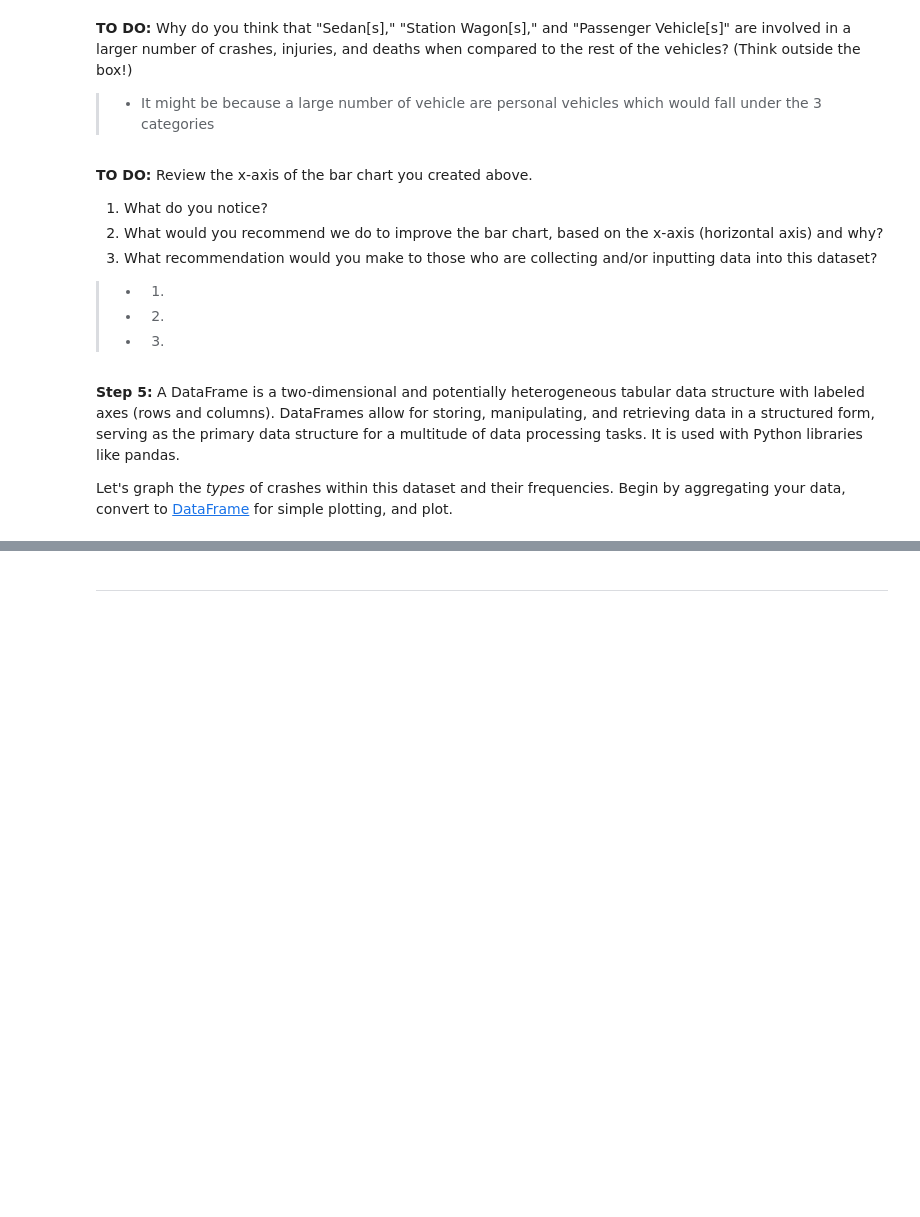
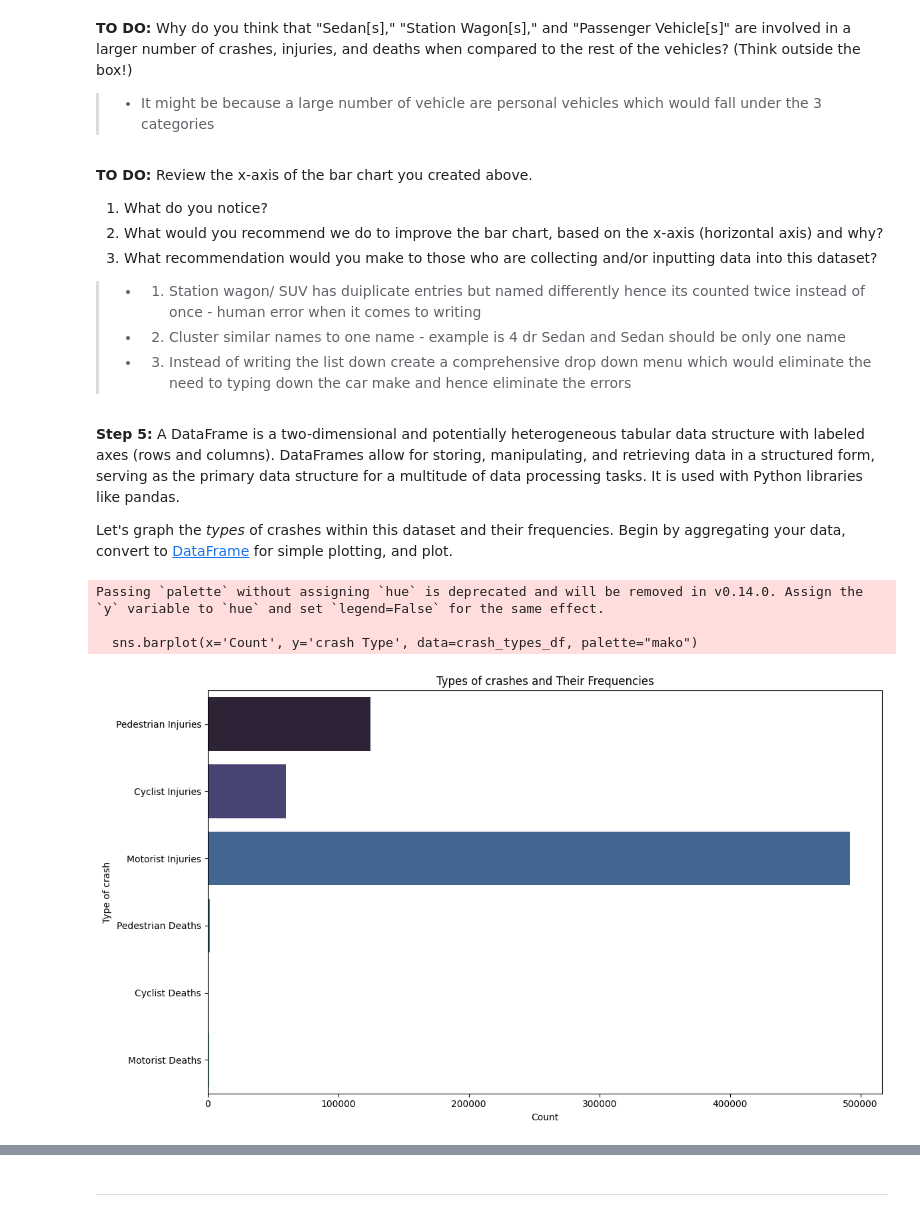
Before and after one commit to nikngeno/tdsp, a Jupyter notebook: Explorer_TDSP_Nicholas_Ngeno.ipynb, the cells around one changed output, grey strips where cells are left out. Saved outputs shown, nothing was run; the diff lists cells and outputs as text; code cells hidden in the pictures; blank space fills up the shorter version.

```diff
--- a/Explorer_TDSP_Nicholas_Ngeno.ipynb
+++ b/Explorer_TDSP_Nicholas_Ngeno.ipynb
@@ -288,9 +288,9 @@ Passing `palette` without assigning `hue` is deprecated and will be removed in v
 3) What recommendation would you make to those who are collecting and/or inputting data into this dataset?
 
 
-> *  1)
-> *  2)
-> *  3)
+> *  1)  Station wagon/ SUV has duiplicate entries but named differently hence its counted twice instead of once - human error when it comes to writing
+> *  2) Cluster similar names to one name - example is 4 dr Sedan and Sedan should be only one name
+> *  3) Instead of writing the list down create a comprehensive drop down menu which would eliminate the need to typing down the car make and hence eliminate the errors
 # %% [markdown]
 **Step 5:**  A DataFrame is a two-dimensional and potentially heterogeneous tabular data structure with labeled axes (rows and columns). DataFrames allow for storing, manipulating, and retrieving data in a structured form, serving as the primary data structure for a multitude of data processing tasks. It is used with Python libraries like pandas.
 
@@ -298,28 +298,33 @@ Let's graph the *types* of crashes within this dataset and their frequencies. Be
 # %%
 import matplotlib.pyplot as plt
 import seaborn as sns
 
 # Aggregating data - Complete for Cyclist and Motorist
 types_of_crashes = {
     'Pedestrian Injuries': data['NUMBER OF PEDESTRIANS INJURED'].sum(),
-    'Cyclist Injuries': data['__________'].sum(),
-    'Motorist Injuries': data['__________'].sum(),
+    'Cyclist Injuries': data['NUMBER OF CYCLIST INJURED'].sum(),
+    'Motorist Injuries': data['NUMBER OF MOTORIST INJURED'].sum(),
     'Pedestrian Deaths': data['NUMBER OF PEDESTRIANS KILLED'].sum(),
-    'Cyclist Deaths': data['__________'].sum(),
-    'Motorist Deaths': data['__________'].sum()
+    'Cyclist Deaths': data['NUMBER OF CYCLIST KILLED'].sum(),
+    'Motorist Deaths': data['NUMBER OF MOTORIST KILLED'].sum()
 }
 
 # Converting to DataFrame for easier plotting - we want the items in the dictionary, use the items function
-crash_types_df = pd.DataFrame(list(types_of_crashes.__________()), columns=['crash Type', 'Count'])
+crash_types_df = pd.DataFrame(list(types_of_crashes.items()), columns=['crash Type', 'Count'])
 
 # Plot
 plt.figure(figsize=(12, 7))
 sns.barplot(x='Count', y='crash Type', data=crash_types_df, palette="mako")
 plt.title('Types of crashes and Their Frequencies')
 plt.xlabel('Count')
 plt.ylabel('Type of crash')
 plt.tight_layout()
 plt.show()
+# %% [output]
+Passing `palette` without assigning `hue` is deprecated and will be removed in v0.14.0. Assign the `y` variable to `hue` and set `legend=False` for the same effect.
+
+  sns.barplot(x='Count', y='crash Type', data=crash_types_df, palette="mako")
+[figure, added]
 # %% [markdown]
 **TO DO:** Analyze the chart above. What is a recommendation you might make to the Department of Transportation based on this data?
 
```
Also changed, not shown: parts of 6 cells of this notebook.
